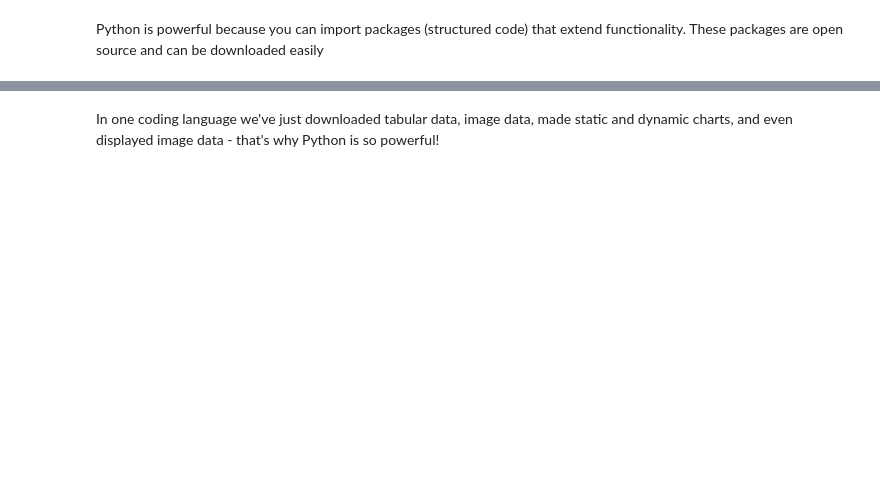
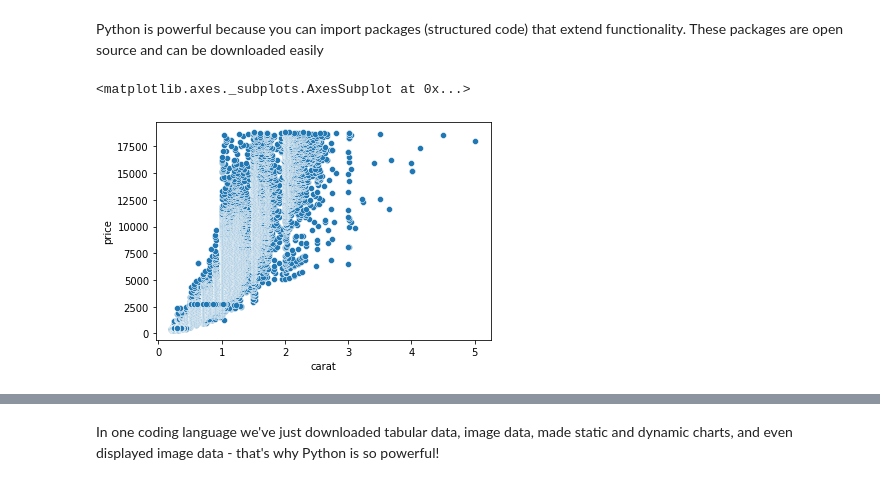
Before and after one commit to danielhawkridge-essence/colab-notebooks, a Jupyter notebook: 1-intro.ipynb, the cells around one changed output, grey strips where cells are left out. Cells and saved outputs as stored; diff of their text form; code cells hidden in the pictures; blank space fills up the shorter version.

```diff
--- a/1-intro.ipynb
+++ b/1-intro.ipynb
@@ -30,8 +36,11 @@ Python is powerful because you can import packages (structured code) that extend
 # %%
 # Let's look at the price of diamonds vs the carat (the weight of the diamond)
 import seaborn as sns
-data = seaborn.load_dataset('diamonds')
+data = sns.load_dataset('diamonds')
 sns.scatterplot(x=data['carat'], y=data['price'])
+# %% [output]
+<matplotlib.axes._subplots.AxesSubplot at 0x...>
+[figure, added]
 # %%
 # Let's download some puppies playing outside
 import requests
```
Also changed, not shown: parts of 5 cells of this notebook.
